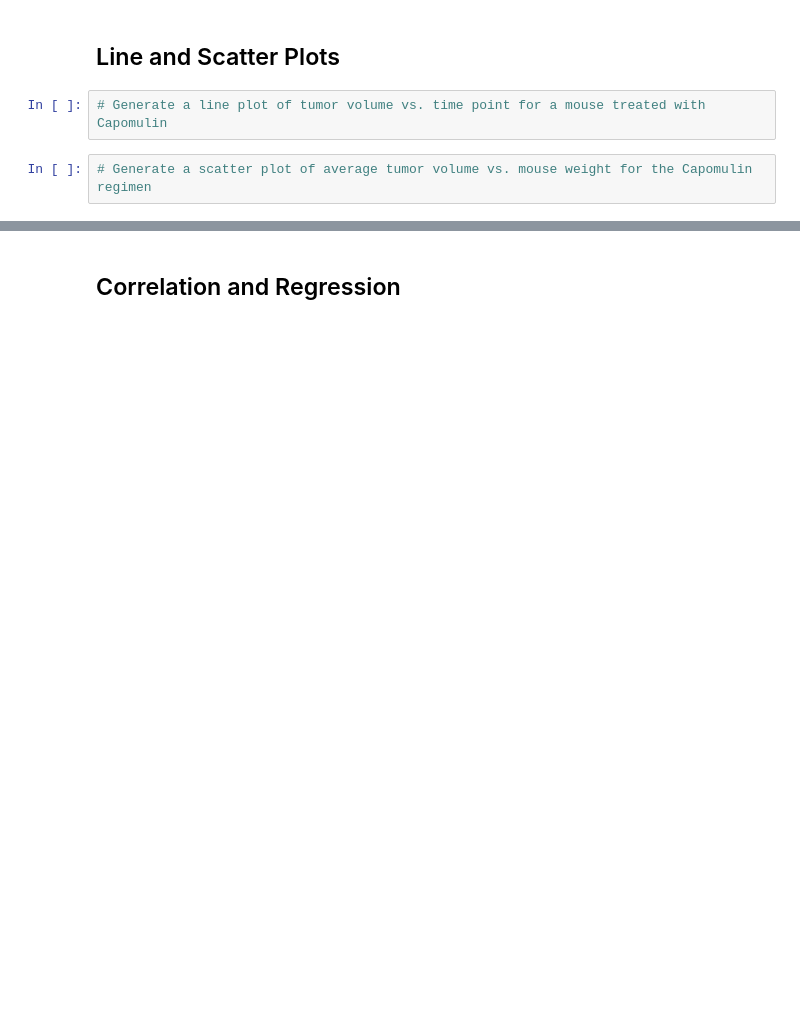
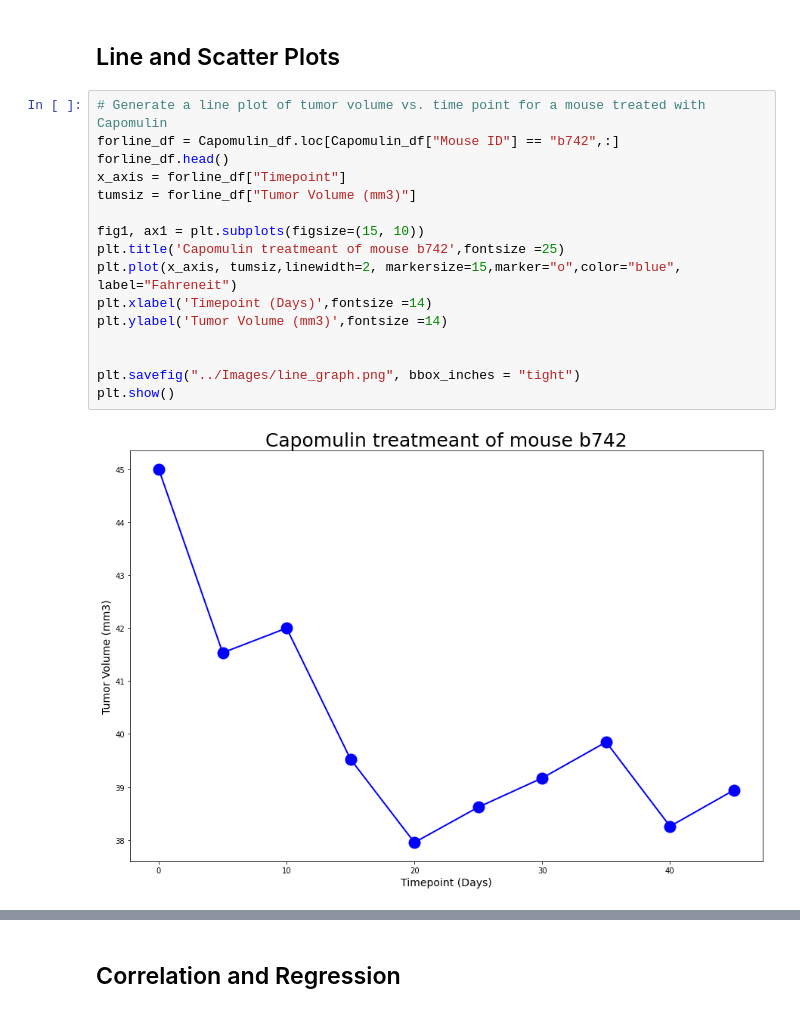
Before and after one commit to sbakareaminah/matplotlib-challenge, a Jupyter notebook: Pymaceuticals/pymaceuticals_starter.ipynb, the cells around one changed output, grey strips where cells are left out. Drawn from its saved outputs; the diff is of its cells as text; blank space fills up the shorter version.

```diff
--- a/Pymaceuticals/pymaceuticals_starter.ipynb
+++ b/Pymaceuticals/pymaceuticals_starter.ipynb
@@ -348,6 +435,20 @@ Infubinol_merge.head()
 # %% [markdown]
 ## Line and Scatter Plots
-# %%
-# Generate a line plot of tumor volume vs. time point for a mouse treated with Capomulin
-# %%
-# Generate a scatter plot of average tumor volume vs. mouse weight for the Capomulin regimen
+# %%
+# Generate a line plot of tumor volume vs. time point for a mouse treated with Capomulin
+forline_df = Capomulin_df.loc[Capomulin_df["Mouse ID"] == "b742",:]
+forline_df.head()
+x_axis = forline_df["Timepoint"]
+tumsiz = forline_df["Tumor Volume (mm3)"]
+
+fig1, ax1 = plt.subplots(figsize=(15, 10))
+plt.title('Capomulin treatmeant of mouse b742',fontsize =25)
+plt.plot(x_axis, tumsiz,linewidth=2, markersize=15,marker="o",color="blue", label="Fahreneit")
+plt.xlabel('Timepoint (Days)',fontsize =14)
+plt.ylabel('Tumor Volume (mm3)',fontsize =14)
+
+
+plt.savefig("../Images/line_graph.png", bbox_inches = "tight")
+plt.show()
+# %% [output]
+[figure, added]
```
Also changed, not shown: parts of 25 cells of this notebook.
